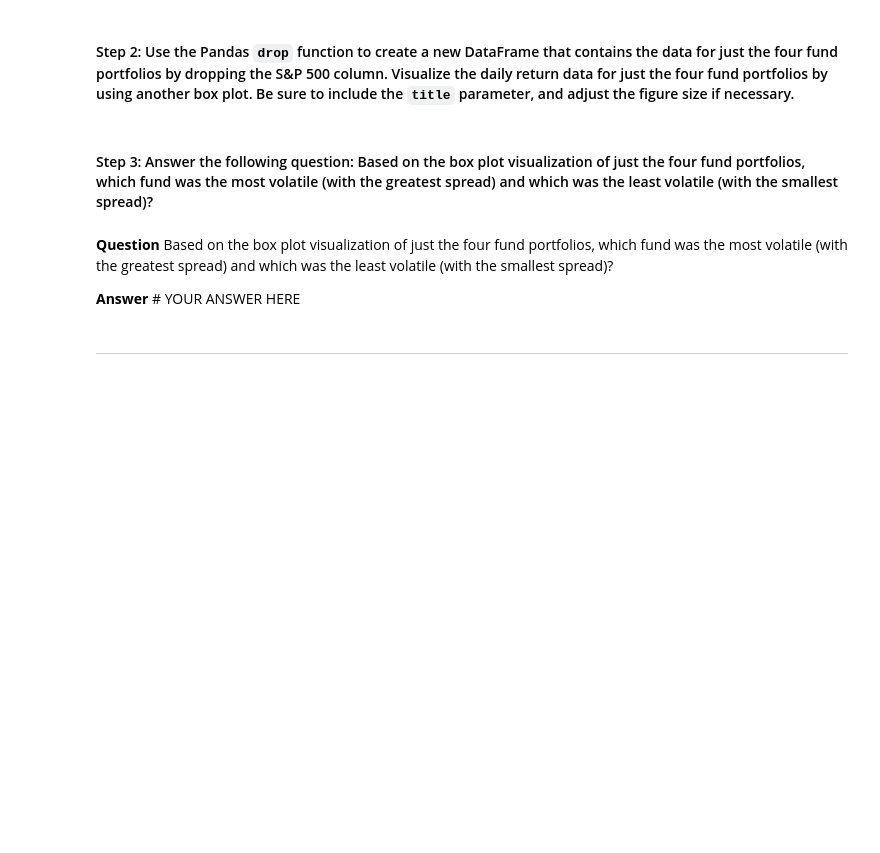
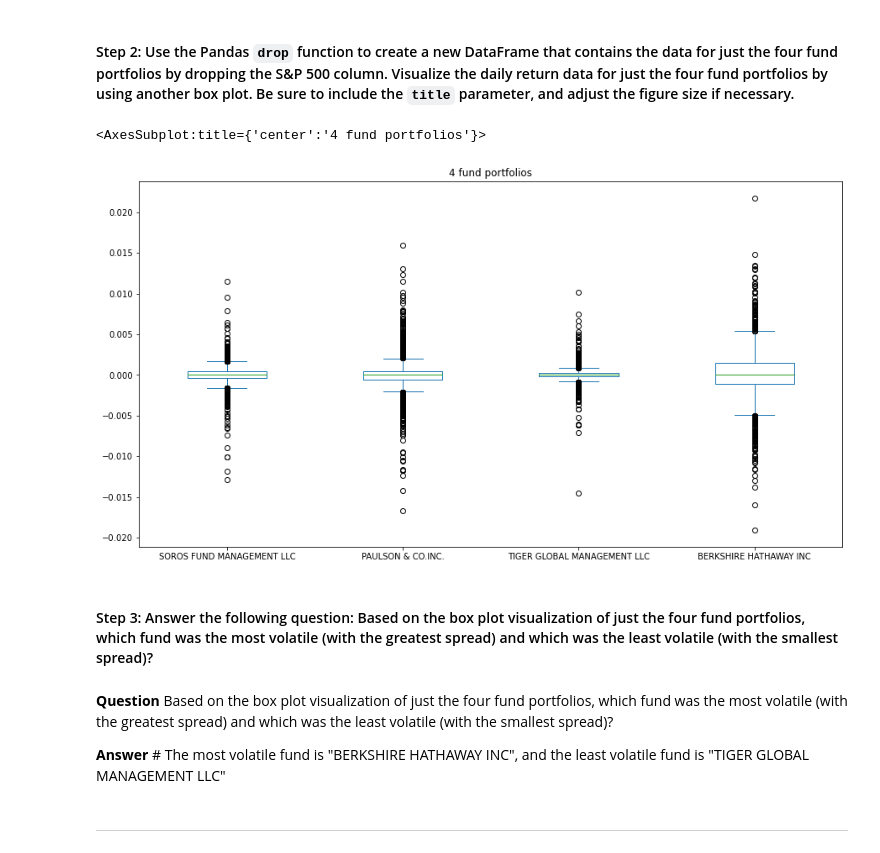
Before and after one commit to sungmoo89/Analyzing-Portfolio, a Jupyter notebook: risk_return_analysis.ipynb, the cells around one changed output. Cells and saved outputs as stored; diff of their text form; code cells hidden in the pictures; blank space fills up the shorter version.

```diff
--- a/risk_return_analysis.ipynb
+++ b/risk_return_analysis.ipynb
@@ -210,14 +232,21 @@ Analyze the volatility of each of the four fund portfolios and of the S&P 500 In
 # %%
 # Create a new DataFrame containing only the 4 fund portfolios by dropping the S&P 500 column from the DataFrame
 # Create box plots to reflect the return data for only the 4 fund portfolios
 # Include a title parameter and adjust the figure size
 # YOUR CODE HERE
+daily_returns_of_4 = daily_returns.drop(columns="S&P 500")
+daily_returns_of_4.head()
+
+daily_returns_of_4.plot(kind="box", figsize=(15,8), title="4 fund portfolios")
+# %% [output]
+<AxesSubplot:title={'center':'4 fund portfolios'}>
+[figure, added]
 # %% [markdown]
 #### Step 3: Answer the following question: Based on the box plot visualization of just the four fund portfolios, which fund was the most volatile (with the greatest spread) and which was the least volatile (with the smallest spread)?
 # %% [markdown]
 **Question** Based on the box plot visualization of just the four fund portfolios, which fund was the most volatile (with the greatest spread) and which was the least volatile (with the smallest spread)?
 
-**Answer** # YOUR ANSWER HERE
+**Answer** # The most volatile fund is "BERKSHIRE HATHAWAY INC", and the least volatile fund is "TIGER GLOBAL MANAGEMENT LLC"
 # %% [markdown]
 ---
 # %% [markdown]
```
Also changed, not shown: parts of 5 cells of this notebook.
